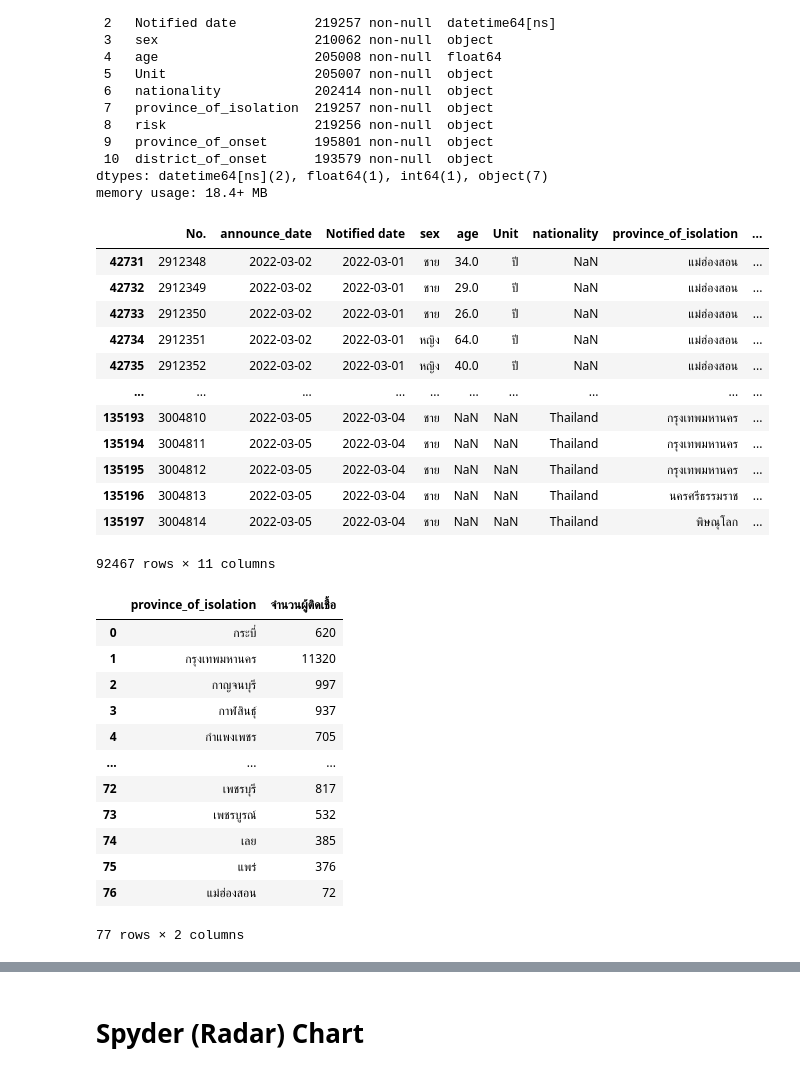
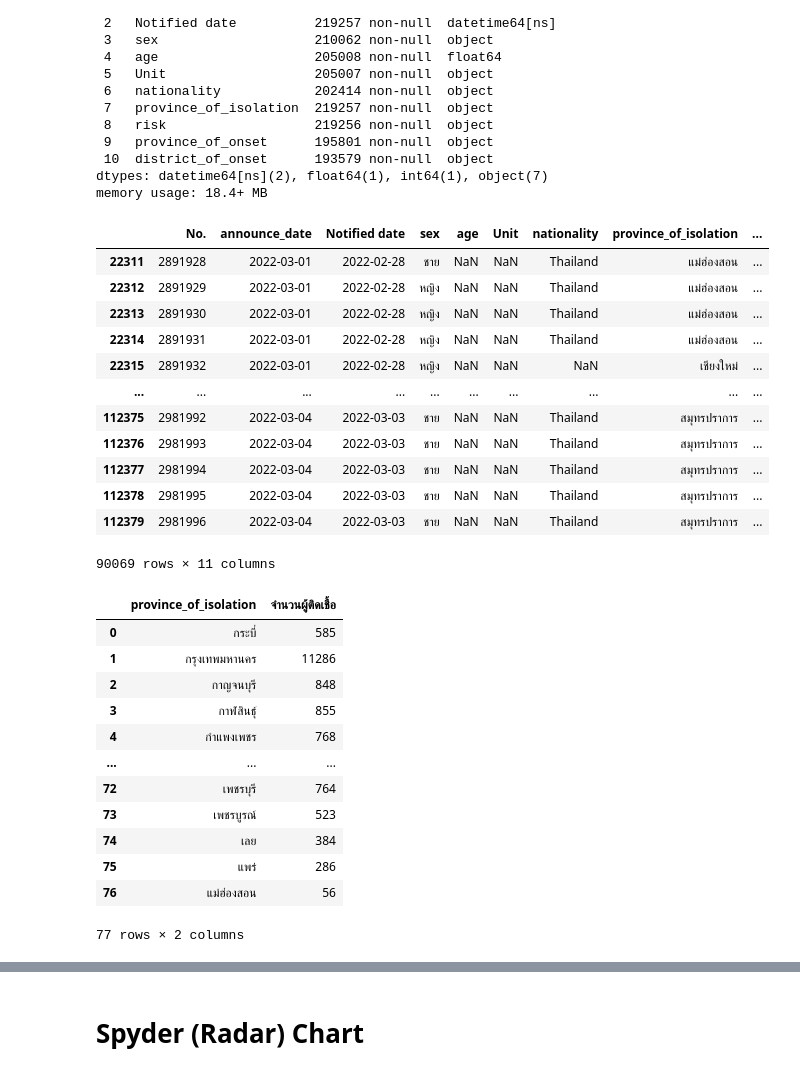
Before and after one commit to ThanikPimpiban/data_viz_2022, a Jupyter notebook: DataViz04_Data_Comparison.ipynb, the cells around one changed output, grey strips where cells are left out. Drawn from its saved outputs; the diff is of its cells as text; code cells hidden in the pictures.

```diff
--- a/DataViz04_Data_Comparison.ipynb
+++ b/DataViz04_Data_Comparison.ipynb
@@ -438,38 +435,38 @@ Data columns (total 11 columns):
 dtypes: datetime64[ns](2), float64(1), int64(1), object(7)
 memory usage: 18.4+ MB
 # %%
-data_prep = data[(data['Notified date']>='2022-03-01') & (data['Notified date']<='2022-03-04')]  ### เลือกข้อมูล Notified date วันที่ 1-4 มี.ค. 65
+data_prep = data[(data['announce_date']>='2022-03-01') & (data['announce_date']<='2022-03-04')]  ### เลือกข้อมูล announce_date วันที่ 1-4 มี.ค. 65
 data_prep ## แสดงข้อมูล
 # %% [output]
 |  | No. | announce_date | Notified date | sex | age | Unit | nationality | province_of_isolation | ... |
-| 42731 | 2912348 | 2022-03-02 | 2022-03-01 | ชาย | 34.0 | ปี | NaN | แม่ฮ่องสอน | ... |
-| 42732 | 2912349 | 2022-03-02 | 2022-03-01 | ชาย | 29.0 | ปี | NaN | แม่ฮ่องสอน | ... |
-| 42733 | 2912350 | 2022-03-02 | 2022-03-01 | ชาย | 26.0 | ปี | NaN | แม่ฮ่องสอน | ... |
-| 42734 | 2912351 | 2022-03-02 | 2022-03-01 | หญิง | 64.0 | ปี | NaN | แม่ฮ่องสอน | ... |
-| 42735 | 2912352 | 2022-03-02 | 2022-03-01 | หญิง | 40.0 | ปี | NaN | แม่ฮ่องสอน | ... |
+| 22311 | 2891928 | 2022-03-01 | 2022-02-28 | ชาย | NaN | NaN | Thailand | แม่ฮ่องสอน | ... |
+| 22312 | 2891929 | 2022-03-01 | 2022-02-28 | หญิง | NaN | NaN | Thailand | แม่ฮ่องสอน | ... |
+| 22313 | 2891930 | 2022-03-01 | 2022-02-28 | หญิง | NaN | NaN | Thailand | แม่ฮ่องสอน | ... |
+| 22314 | 2891931 | 2022-03-01 | 2022-02-28 | หญิง | NaN | NaN | Thailand | แม่ฮ่องสอน | ... |
+| 22315 | 2891932 | 2022-03-01 | 2022-02-28 | หญิง | NaN | NaN | NaN | เชียงใหม่ | ... |
 | ... | ... | ... | ... | ... | ... | ... | ... | ... | ... |
-| 135193 | 3004810 | 2022-03-05 | 2022-03-04 | ชาย | NaN | NaN | Thailand | กรุงเทพมหานคร | ... |
-| 135194 | 3004811 | 2022-03-05 | 2022-03-04 | ชาย | NaN | NaN | Thailand | กรุงเทพมหานคร | ... |
-| 135195 | 3004812 | 2022-03-05 | 2022-03-04 | ชาย | NaN | NaN | Thailand | กรุงเทพมหานคร | ... |
-| 135196 | 3004813 | 2022-03-05 | 2022-03-04 | ชาย | NaN | NaN | Thailand | นครศรีธรรมราช | ... |
-| 135197 | 3004814 | 2022-03-05 | 2022-03-04 | ชาย | NaN | NaN | Thailand | พิษณุโลก | ... |
+| 112375 | 2981992 | 2022-03-04 | 2022-03-03 | ชาย | NaN | NaN | Thailand | สมุทรปราการ | ... |
+| 112376 | 2981993 | 2022-03-04 | 2022-03-03 | ชาย | NaN | NaN | Thailand | สมุทรปราการ | ... |
+| 112377 | 2981994 | 2022-03-04 | 2022-03-03 | ชาย | NaN | NaN | Thailand | สมุทรปราการ | ... |
+| 112378 | 2981995 | 2022-03-04 | 2022-03-03 | ชาย | NaN | NaN | Thailand | สมุทรปราการ | ... |
+| 112379 | 2981996 | 2022-03-04 | 2022-03-03 | ชาย | NaN | NaN | Thailand | สมุทรปราการ | ... |
-92467 rows × 11 columns
+90069 rows × 11 columns
 # %%
 data_real = data_prep.groupby('province_of_isolation').size().reset_index(name='จำนวนผู้ติดเชื้อ')  ### สร้างตารางที่รวมจำนวนผู้ป่วยในแต่ละจังหวัด
 data_real ### แสดงตาราง
 # %% [output]
 |  | province_of_isolation | จำนวนผู้ติดเชื้อ |
-| 0 | กระบี่ | 620 |
-| 1 | กรุงเทพมหานคร | 11320 |
-| 2 | กาญจนบุรี | 997 |
-| 3 | กาฬสินธุ์ | 937 |
-| 4 | กำแพงเพชร | 705 |
+| 0 | กระบี่ | 585 |
+| 1 | กรุงเทพมหานคร | 11286 |
+| 2 | กาญจนบุรี | 848 |
+| 3 | กาฬสินธุ์ | 855 |
+| 4 | กำแพงเพชร | 768 |
 | ... | ... | ... |
-| 72 | เพชรบุรี | 817 |
-| 73 | เพชรบูรณ์ | 532 |
-| 74 | เลย | 385 |
-| 75 | แพร่ | 376 |
-| 76 | แม่ฮ่องสอน | 72 |
+| 72 | เพชรบุรี | 764 |
+| 73 | เพชรบูรณ์ | 523 |
+| 74 | เลย | 384 |
+| 75 | แพร่ | 286 |
+| 76 | แม่ฮ่องสอน | 56 |
 77 rows × 2 columns
 # %%
 !wget -q https://github.com/Phonbopit/sarabun-webfont/raw/master/fonts/thsarabunnew-webfont.ttf   ##  ติดตั้ง pack ภาษาไทย เพื่อใช้ plot กราฟ
```
Also changed, not shown: parts of 24 cells of this notebook.
